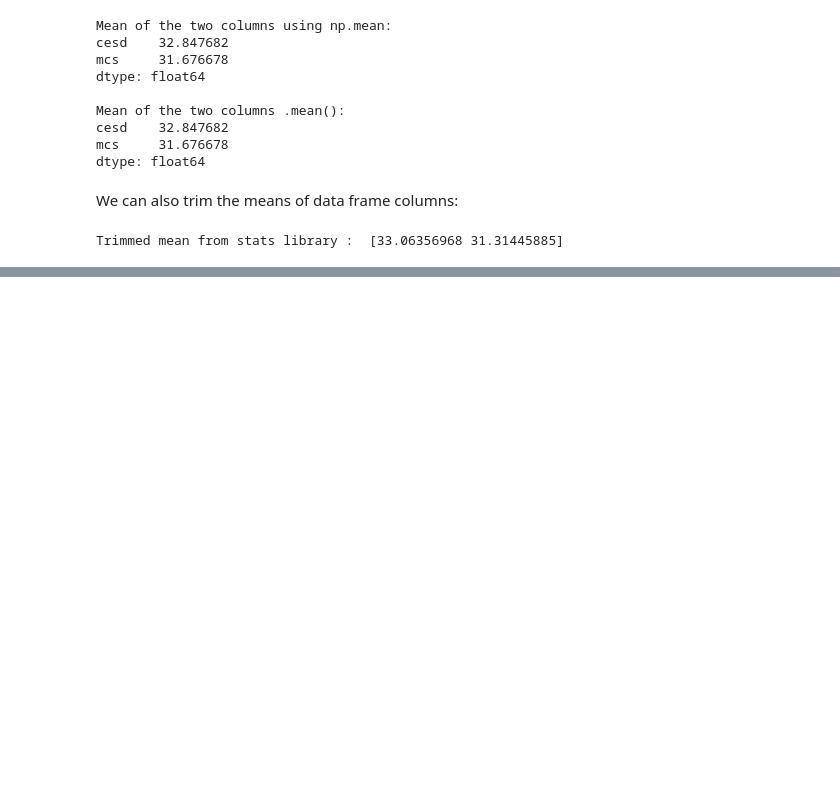
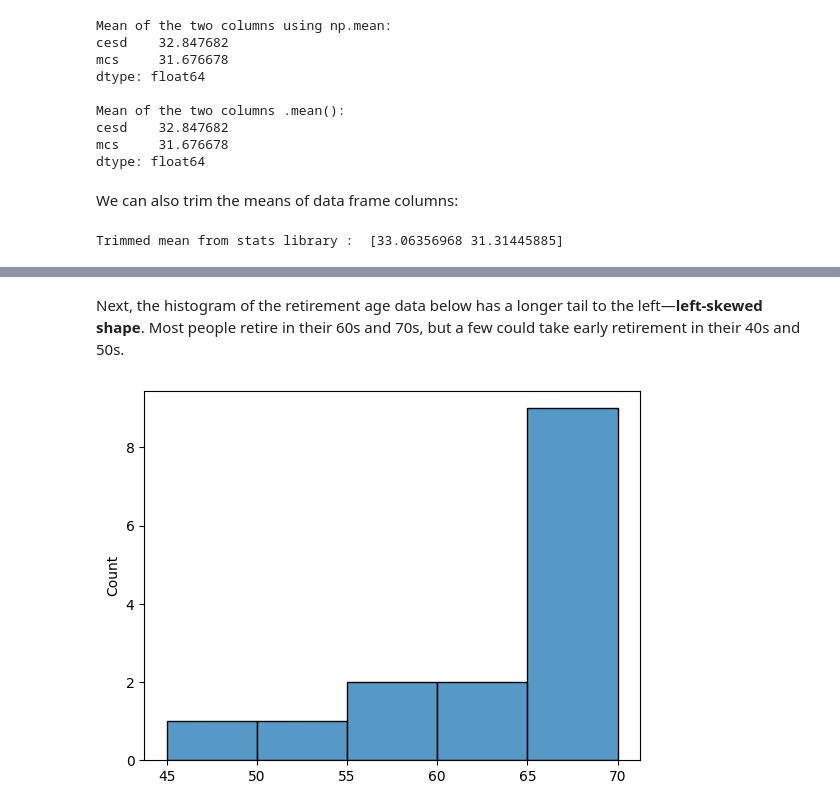
Before and after one commit to rezahabibi96/GitBook, a Jupyter notebook: books/applied-statistics-with-python/ch-2.ipynb, the cells around one changed output, grey strips where cells are left out. Drawn from its saved outputs; the diff is of its cells as text; code cells hidden in the pictures; blank space fills up the shorter version.

```diff
--- a/books/applied-statistics-with-python/ch-2.ipynb
+++ b/books/applied-statistics-with-python/ch-2.ipynb
@@ -108,0 +156,11 @@ Trimmed mean from stats library :  [33.06356968 31.31445885]
+# %% [markdown]
+Next, the histogram of the retirement age data below has a longer tail to the left—**left-skewed shape**. Most people retire in their 60s and 70s, but a few could take early retirement in their 40s and 50s.
+# %%
+import numpy as np
+import seaborn as sns
+
+
+x = np.array([69,45,67,52,57,59,65,64,65,65,70,67,67,62,65])
+sns.histplot(x);
+# %% [output]
+[figure, added]
```
Also changed, not shown: parts of 72 cells of this notebook, 24 other files.
